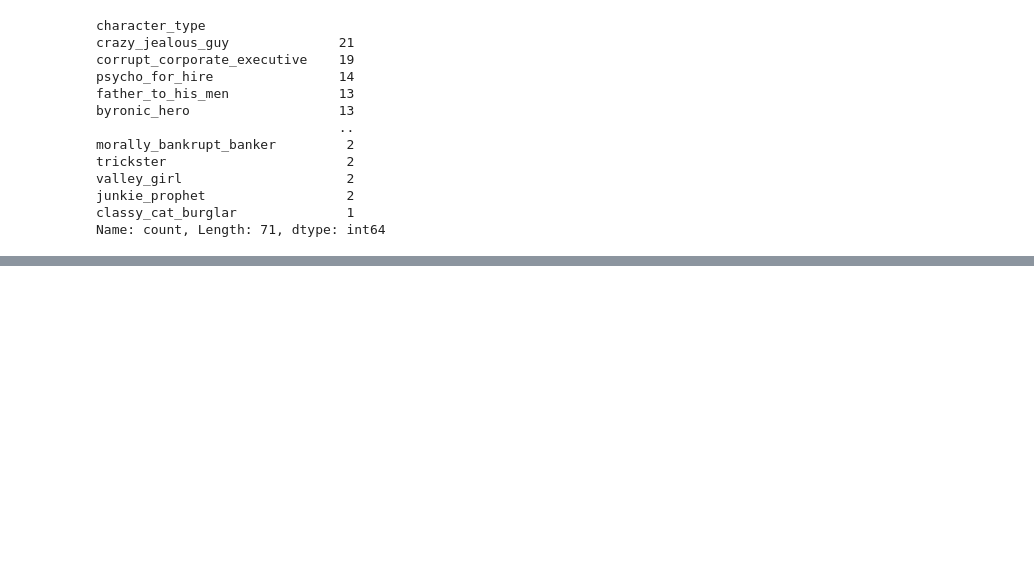
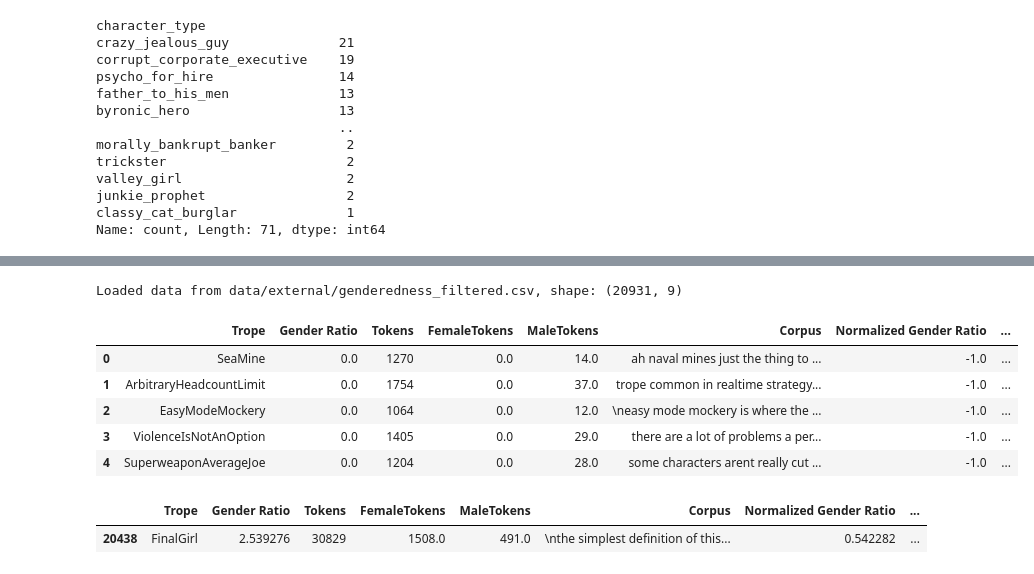
Before and after one commit to epfl-ada/ada-2024-project-adapocalypse, a Jupyter notebook: results.ipynb, the cells around one changed output, grey strips where cells are left out. Cells and saved outputs as stored; diff of their text form; code cells hidden in the pictures; blank space fills up the shorter version.

```diff
--- a/results.ipynb
+++ b/results.ipynb
@@ -1168,0 +1344,13 @@ fig.show()
+# %%
+genderedness_df = load_csv(EXTERNAL_DATA_FOLDER_PATH+ 'genderedness_filtered.csv')
+# %% [output]
+Loaded data from data/external/genderedness_filtered.csv, shape: (20931, 9)
+# %%
+genderedness_df.head()
+# %% [output]
+|  | Trope | Gender Ratio | Tokens | FemaleTokens | MaleTokens | Corpus | Normalized Gender Ratio | ... |
+| 0 | SeaMine | 0.0 | 1270 | 0.0 | 14.0 | ah naval mines just the thing to ... | -1.0 | ... |
+| 1 | ArbitraryHeadcountLimit | 0.0 | 1754 | 0.0 | 37.0 | trope common in realtime strategy... | -1.0 | ... |
+| 2 | EasyModeMockery | 0.0 | 1064 | 0.0 | 12.0 | \neasy mode mockery is where the ... | -1.0 | ... |
+| 3 | ViolenceIsNotAnOption | 0.0 | 1405 | 0.0 | 29.0 | there are a lot of problems a per... | -1.0 | ... |
+| 4 | SuperweaponAverageJoe | 0.0 | 1204 | 0.0 | 28.0 | some characters arent really cut ... | -1.0 | ... |
@@ -1168,0 +1359,5 @@ fig.show()
+# %%
+tvtropes_stats_df[tvtropes_stats_df['Trope'] == 'FinalGirl']
+# %% [output]
+|  | Trope | Gender Ratio | Tokens | FemaleTokens | MaleTokens | Corpus | Normalized Gender Ratio | ... |
+| 20438 | FinalGirl | 2.539276 | 30829 | 1508.0 | 491.0 | \nthe simplest definition of this... | 0.542282 | ... |
```
Also changed, not shown: parts of 33 cells of this notebook, 1 other file.
